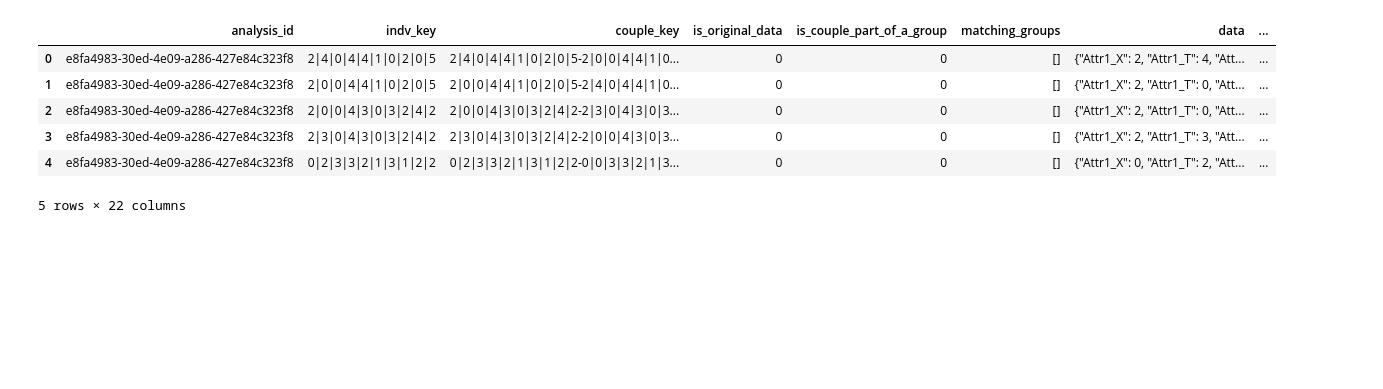
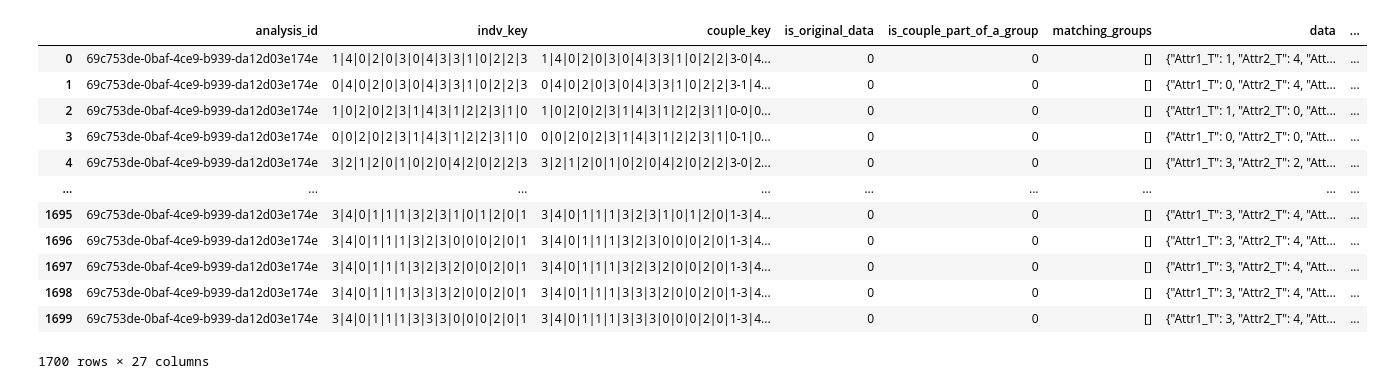
Before and after one commit to Vaunorage/ClearBias, a Jupyter notebook: experiments/analyse_exp4_diff_found.ipynb, the cells around one changed output. Cells and saved outputs as stored; diff of their text form; code cells hidden in the pictures; blank space fills up the shorter version.

```diff
--- a/experiments/analyse_exp4_diff_found.ipynb
+++ b/experiments/analyse_exp4_diff_found.ipynb
@@ -28,19 +34,24 @@ df_synth.head()
 # %%
-random_experiment_id = 'bff3c337-f2f1-4e05-bcdd-75bb09a874a4'
 df_result = pd.read_sql_query(
     f"SELECT * FROM augmented_results ar left join main.analysis_metadata am on am.analysis_id=ar.analysis_id where experiment_id='{random_experiment_id}'",
     conn)
 df_result_data = pd.DataFrame(list(df_result['data'].apply(json.loads)))
 df_result = pd.concat([df_result.reset_index(drop=True), df_result_data.reset_index(drop=True)], axis=1)
-df_result.head()
+df_result
 # %% [output]
 |  | analysis_id | indv_key | couple_key | is_original_data | is_couple_part_of_a_group | matching_groups | data | ... |
-| 0 | e8fa4983-30ed-4e09-a286-427e84c323f8 | 2|4|0|4|4|1|0|2|0|5 | 2|4|0|4|4|1|0|2|0|5-2|0|0|4|4|1|0... | 0 | 0 | [] | {"Attr1_X": 2, "Attr1_T": 4, "Att... | ... |
-| 1 | e8fa4983-30ed-4e09-a286-427e84c323f8 | 2|0|0|4|4|1|0|2|0|5 | 2|0|0|4|4|1|0|2|0|5-2|4|0|4|4|1|0... | 0 | 0 | [] | {"Attr1_X": 2, "Attr1_T": 0, "Att... | ... |
-| 2 | e8fa4983-30ed-4e09-a286-427e84c323f8 | 2|0|0|4|3|0|3|2|4|2 | 2|0|0|4|3|0|3|2|4|2-2|3|0|4|3|0|3... | 0 | 0 | [] | {"Attr1_X": 2, "Attr1_T": 0, "Att... | ... |
-| 3 | e8fa4983-30ed-4e09-a286-427e84c323f8 | 2|3|0|4|3|0|3|2|4|2 | 2|3|0|4|3|0|3|2|4|2-2|0|0|4|3|0|3... | 0 | 0 | [] | {"Attr1_X": 2, "Attr1_T": 3, "Att... | ... |
-| 4 | e8fa4983-30ed-4e09-a286-427e84c323f8 | 0|2|3|3|2|1|3|1|2|2 | 0|2|3|3|2|1|3|1|2|2-0|0|3|3|2|1|3... | 0 | 0 | [] | {"Attr1_X": 0, "Attr1_T": 2, "Att... | ... |
+| 0 | 69c753de-0baf-4ce9-b939-da12d03e174e | 1|4|0|2|0|3|0|4|3|3|1|0|2|2|3 | 1|4|0|2|0|3|0|4|3|3|1|0|2|2|3-0|4... | 0 | 0 | [] | {"Attr1_T": 1, "Attr2_T": 4, "Att... | ... |
+| 1 | 69c753de-0baf-4ce9-b939-da12d03e174e | 0|4|0|2|0|3|0|4|3|3|1|0|2|2|3 | 0|4|0|2|0|3|0|4|3|3|1|0|2|2|3-1|4... | 0 | 0 | [] | {"Attr1_T": 0, "Attr2_T": 4, "Att... | ... |
+| 2 | 69c753de-0baf-4ce9-b939-da12d03e174e | 1|0|2|0|2|3|1|4|3|1|2|2|3|1|0 | 1|0|2|0|2|3|1|4|3|1|2|2|3|1|0-0|0... | 0 | 0 | [] | {"Attr1_T": 1, "Attr2_T": 0, "Att... | ... |
+| 3 | 69c753de-0baf-4ce9-b939-da12d03e174e | 0|0|2|0|2|3|1|4|3|1|2|2|3|1|0 | 0|0|2|0|2|3|1|4|3|1|2|2|3|1|0-1|0... | 0 | 0 | [] | {"Attr1_T": 0, "Attr2_T": 0, "Att... | ... |
+| 4 | 69c753de-0baf-4ce9-b939-da12d03e174e | 3|2|1|2|0|1|0|2|0|4|2|0|2|2|3 | 3|2|1|2|0|1|0|2|0|4|2|0|2|2|3-0|2... | 0 | 0 | [] | {"Attr1_T": 3, "Attr2_T": 2, "Att... | ... |
+| ... | ... | ... | ... | ... | ... | ... | ... | ... |
+| 1695 | 69c753de-0baf-4ce9-b939-da12d03e174e | 3|4|0|1|1|1|3|2|3|1|0|1|2|0|1 | 3|4|0|1|1|1|3|2|3|1|0|1|2|0|1-3|4... | 0 | 0 | [] | {"Attr1_T": 3, "Attr2_T": 4, "Att... | ... |
+| 1696 | 69c753de-0baf-4ce9-b939-da12d03e174e | 3|4|0|1|1|1|3|2|3|0|0|0|2|0|1 | 3|4|0|1|1|1|3|2|3|0|0|0|2|0|1-3|4... | 0 | 0 | [] | {"Attr1_T": 3, "Attr2_T": 4, "Att... | ... |
+| 1697 | 69c753de-0baf-4ce9-b939-da12d03e174e | 3|4|0|1|1|1|3|2|3|2|0|0|2|0|1 | 3|4|0|1|1|1|3|2|3|2|0|0|2|0|1-3|4... | 0 | 0 | [] | {"Attr1_T": 3, "Attr2_T": 4, "Att... | ... |
+| 1698 | 69c753de-0baf-4ce9-b939-da12d03e174e | 3|4|0|1|1|1|3|3|3|2|0|0|2|0|1 | 3|4|0|1|1|1|3|3|3|2|0|0|2|0|1-3|4... | 0 | 0 | [] | {"Attr1_T": 3, "Attr2_T": 4, "Att... | ... |
+| 1699 | 69c753de-0baf-4ce9-b939-da12d03e174e | 3|4|0|1|1|1|3|3|3|0|0|0|2|0|1 | 3|4|0|1|1|1|3|3|3|0|0|0|2|0|1-3|4... | 0 | 0 | [] | {"Attr1_T": 3, "Attr2_T": 4, "Att... | ... |
-5 rows × 22 columns
+1700 rows × 27 columns
 # %%
 feature_cols = list(filter(lambda x: 'Attr' in x, df_synth.columns))
 # %%
```
Also changed, not shown: parts of 17 cells of this notebook, 10 other files.
